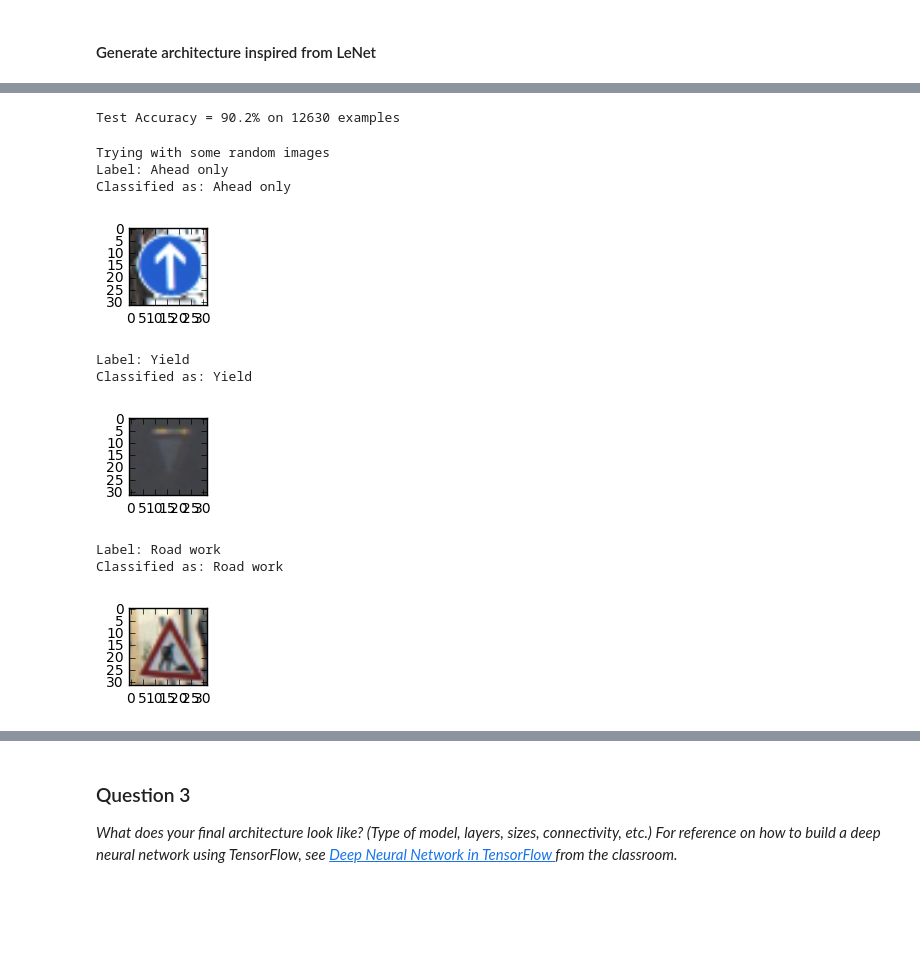
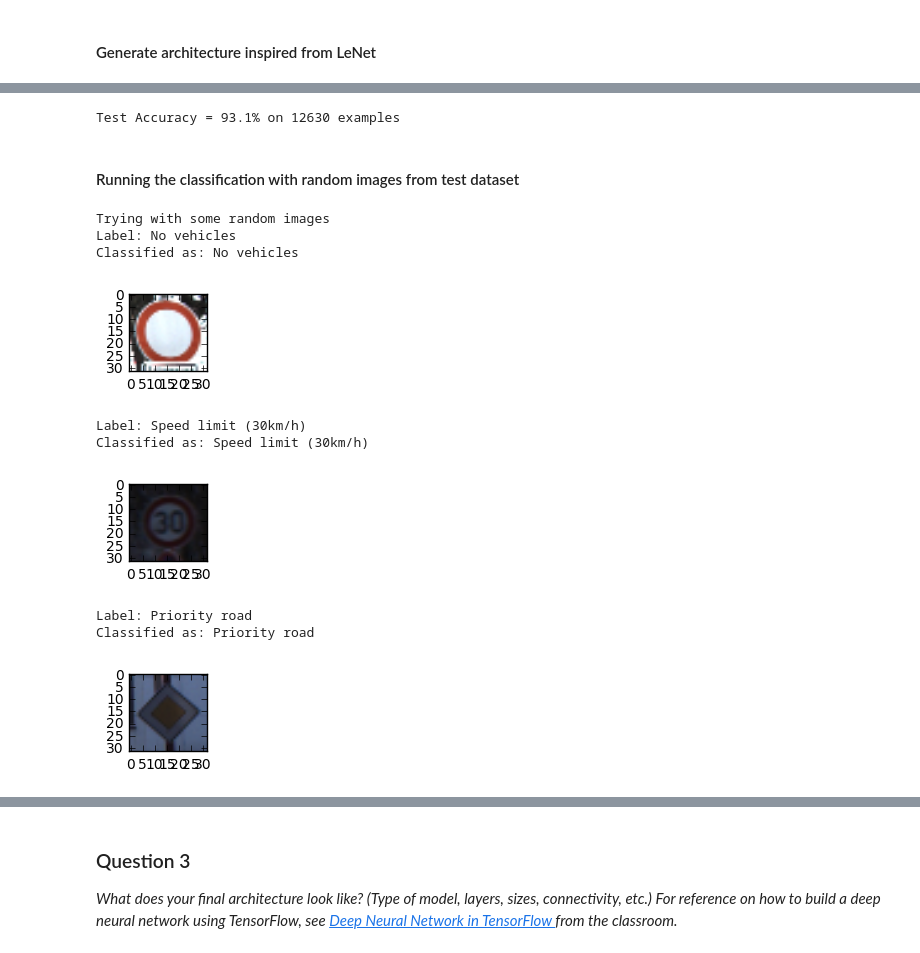
Before and after one commit to rdjondo/CarND-Traffic-Sign-Classifier-Project, a Jupyter notebook: Traffic_Sign_Classifier.ipynb, the cells around one changed output, grey strips where cells are left out. Cells and saved outputs as stored; diff of their text form; code cells hidden in the pictures; blank space fills up the shorter version.

```diff
--- a/Traffic_Sign_Classifier.ipynb
+++ b/Traffic_Sign_Classifier.ipynb
@@ -738,12 +780,17 @@ def evaluate(accuracy_operation, X_data, y_data, BATCH_SIZE):
 
 def train(netName, training_operation, accuracy_operation,
           X_train, y_train, X_validation, y_validation,
-          EPOCHS, BATCH_SIZE, dropout):
+          EPOCHS, BATCH_SIZE, dropout, is_training_val):
+
+    saver = tf.train.Saver()
 
     with tf.Session() as sess:
-        sess.run(tf.global_variables_initializer())
+        if is_training_val is None:
+            sess.run(tf.global_variables_initializer())
+        else:
+            sess.run(tf.global_variables_initializer(), feed_dict={is_training: is_training_val}) # this works instead of above
+
         num_examples = len(X_train)
-
         validation_accuracy_values = list()
         training_accuracy_values = list()
 
@@ -753,7 +800,11 @@ def train(netName, training_operation, accuracy_operation,
             for offset in range(0, num_examples, BATCH_SIZE):
                 end = offset + BATCH_SIZE
                 batch_x, batch_y = X_train[offset:end], y_train[offset:end]
-                sess.run(training_operation, feed_dict={x: batch_x, y: batch_y,  keep_prob: dropout})
+                if is_training_val is None:
+                    sess.run(training_operation, feed_dict={x: batch_x, y: batch_y, keep_prob: dropout})
+                else:
+                    sess.run(training_operation, feed_dict={x: batch_x, y: batch_y, is_training: is_training_val,
+                                                        keep_prob: dropout})
 
             training_accuracy = evaluate(accuracy_operation, X_train, y_train, BATCH_SIZE)
             validation_accuracy = evaluate(accuracy_operation, X_validation, y_validation, BATCH_SIZE)
@@ -762,19 +813,19 @@ def train(netName, training_operation, accuracy_operation,
             validation_accuracy_values.append(validation_accuracy)
             training_accuracy_values.append(training_accuracy)
 
-        saver.save(sess, netName)
+        saved_model = saver.save(sess, './' + netName)
         print("Model saved")
-        return (training_accuracy_values, validation_accuracy_values)
+        return (saved_model, training_accuracy_values, validation_accuracy_values)
 # %%
 ### Train your model here.
 ### Feel free to use as many code cells as needed.
-dropout = .5  # Dropout, probability to keep units
+dropout = 0.66  # Dropout, probability to keep units
 EPOCHS = 100
 BATCH_SIZE = 256
 # %%
 # Train the neural network
-
-lenet_training_accuracies, lenet_valid_accuracies = train('lenet', training_operation, accuracy_operation,
-                              X_train, y_train, X_validation, y_validation, EPOCHS, BATCH_SIZE, dropout)
+is_training_val = None
+saved_model, lenet_training_accuracies, lenet_valid_accuracies = train('lenet.ckpt', training_operation, accuracy_operation,
+                              X_train, y_train, X_validation, y_validation, EPOCHS, BATCH_SIZE, dropout, is_training_val)
 # %% [output]
 Training...
@@ -806,44 +857,47 @@ plt.show()
 # %%
 # Evaluate the model
-
 with tf.Session() as sess:
     dropout = 1
-    saver.restore(sess, tf.train.latest_checkpoint('.'))
+    saver = tf.train.Saver()
+    saver.restore(sess, saved_model)
 
     test_accuracy = evaluate(accuracy_operation, X_test, y_test, BATCH_SIZE)
     print("Test Accuracy = {:.1f}% on {} examples".format(test_accuracy*100,len(y_test)))
 # %% [output]
-Test Accuracy = 90.2% on 12630 examples
+Test Accuracy = 93.1% on 12630 examples
+# %% [markdown]
+#### Running the classification with random images from test dataset
 # %%
 import random
 
 print('Trying with some random images')
 
 with tf.Session() as sess:
     dropout = 1
-    saver.restore(sess, tf.train.latest_checkpoint('.'))
+    saver = tf.train.Saver()
+    saver.restore(sess, saved_model)
     for i in range(3):
         index = random.randint(0, len(X_test))
         print('Label:', labels[y_test[index]][1].decode('UTF-8'))
         image = X_test[index].squeeze()
         idx = sess.run(label_index, feed_dict={x: image.reshape(1, 32,32,3) ,  keep_prob: dropout} )
         print('Classified as:',  labels[idx][0][1].decode('UTF-8'))
         image = cv2.cvtColor(np.uint8(np.clip(image*255+128, 0, 255)),
                              cv2.COLOR_YUV2RGB)
         plt.figure(figsize=(1,1))
         plt.imshow(image)
         plt.show()
 # %% [output]
 Trying with some random images
-Label: Ahead only
-Classified as: Ahead only
+Label: No vehicles
+Classified as: No vehicles
-[figure, old version]
+[figure, new version]
-Label: Yield
-Classified as: Yield
+Label: Speed limit (30km/h)
+Classified as: Speed limit (30km/h)
-[figure, old version]
+[figure, new version]
-Label: Road work
-Classified as: Road work
+Label: Priority road
+Classified as: Priority road
-[figure, old version]
+[figure, new version]
 # %%
 # Evaluate the classifier output on many values of the model
 
```
Also changed, not shown: parts of 46 cells of this notebook.
